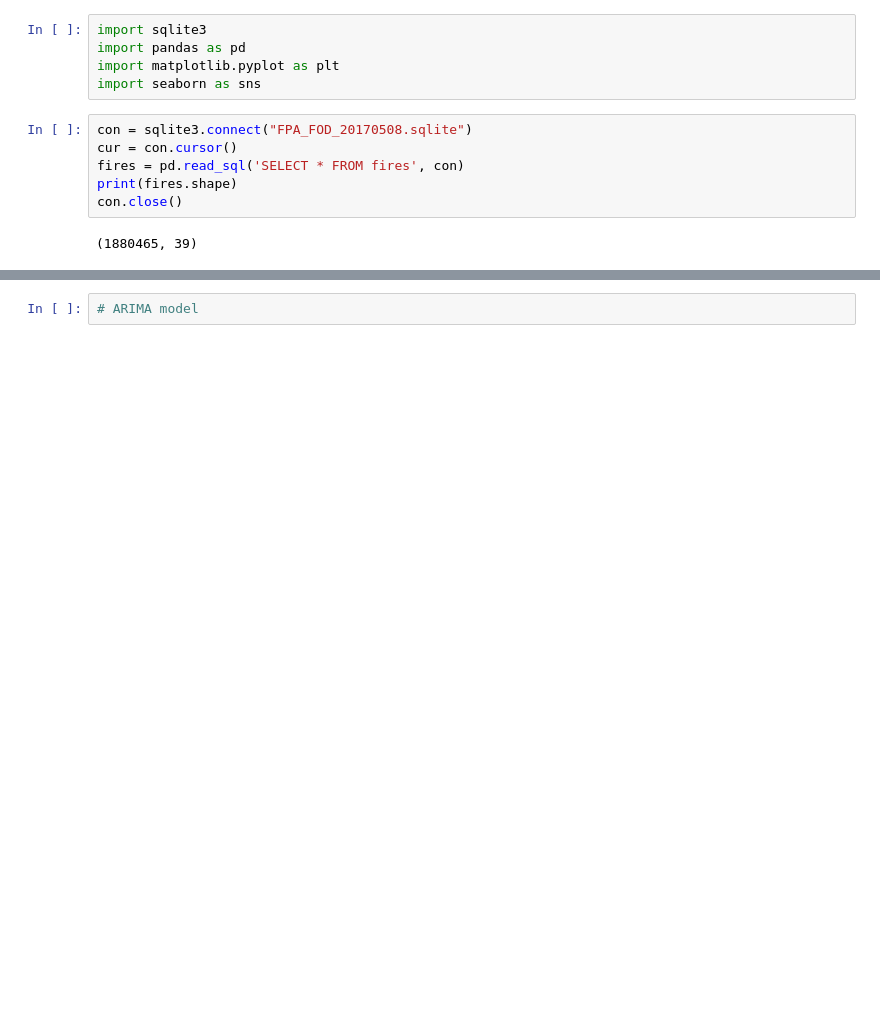
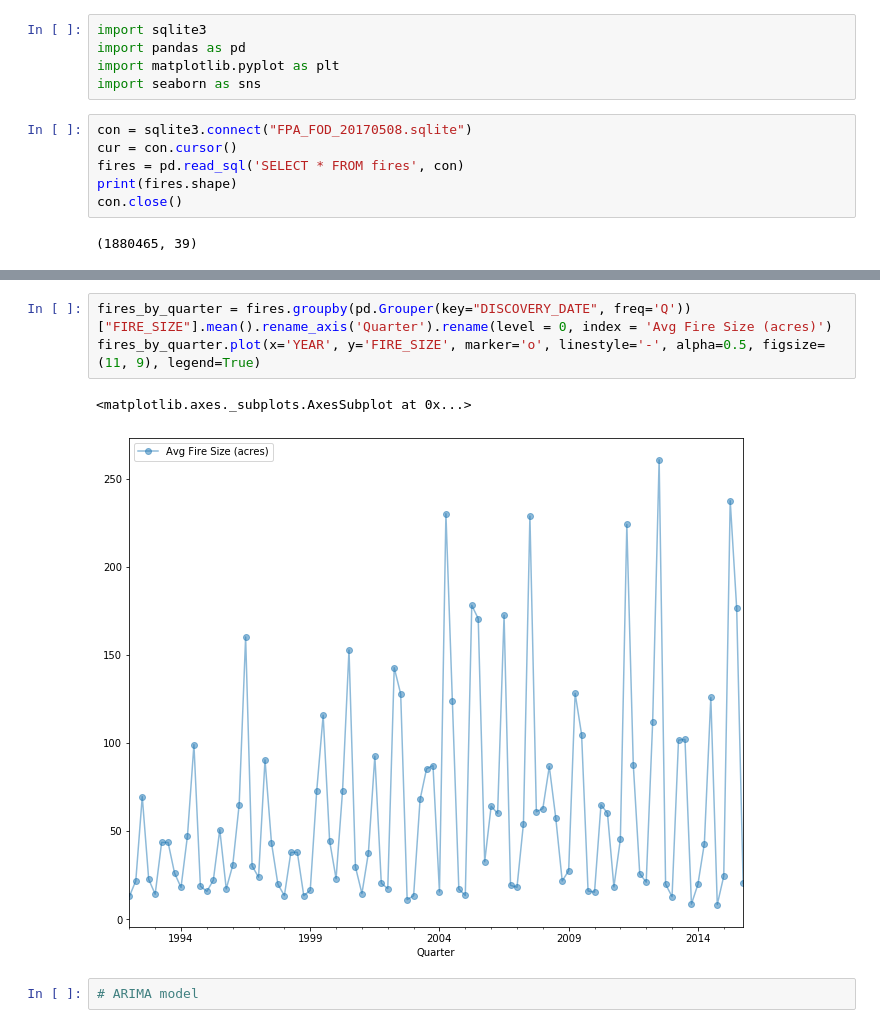
Before and after one commit to mcmarius/InformationVisualization, a Jupyter notebook: Timeseries.ipynb, the cells around one changed output, grey strips where cells are left out. Cells and saved outputs as stored; diff of their text form; blank space fills up the shorter version.

```diff
--- a/Timeseries.ipynb
+++ b/Timeseries.ipynb
@@ -59,2 +62,8 @@ axes = fires.plot(x='DISCOVERY_DATE', y='FIRE_SIZE', marker='o', linestyle='-',
+# %%
+fires_by_quarter = fires.groupby(pd.Grouper(key="DISCOVERY_DATE", freq='Q'))["FIRE_SIZE"].mean().rename_axis('Quarter').rename(level = 0, index = 'Avg Fire Size (acres)')
+fires_by_quarter.plot(x='YEAR', y='FIRE_SIZE', marker='o', linestyle='-', alpha=0.5, figsize=(11, 9), legend=True)
+# %% [output]
+<matplotlib.axes._subplots.AxesSubplot at 0x...>
+[figure, added]
 # %%
 # ARIMA model
```
Also changed, not shown: parts of 9 cells of this notebook.
